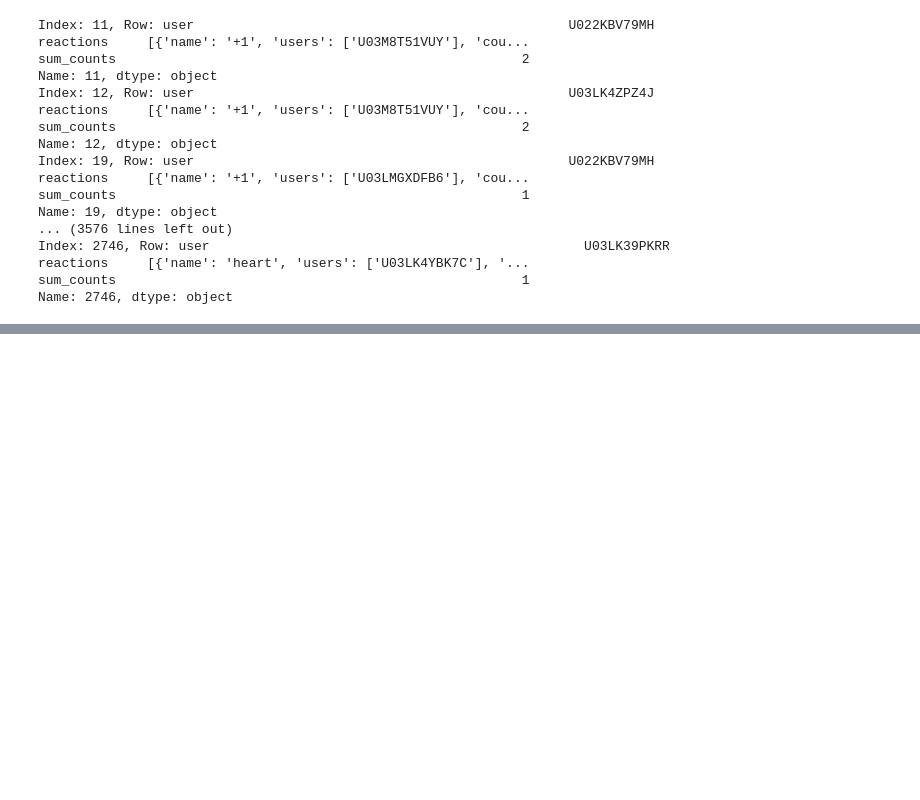
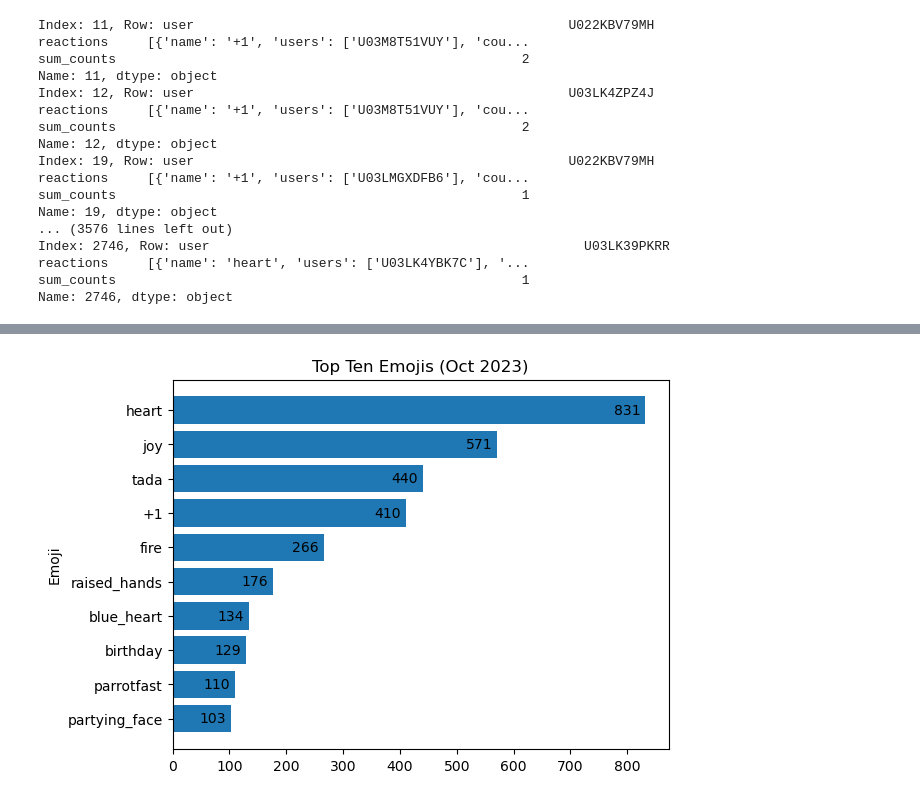
Before and after one commit to bwegr/stat386project, a Jupyter notebook: BlogPosts.ipynb, the cells around one changed output, grey strips where cells are left out. Cells and saved outputs as stored; diff of their text form; code cells hidden in the pictures; blank space fills up the shorter version.

```diff
--- a/BlogPosts.ipynb
+++ b/BlogPosts.ipynb
@@ -429,0 +410,14 @@ Name: 2746, dtype: object
+# %%
+# What are the most popular emojis? (Top Ten Reactions)
+react2c = react2[['name', 'count']].groupby('name').count().reset_index().sort_values(by='count', ascending=False)
+paired = sorted(zip(react2c['count'][0:10], react2c['name'][0:10]))
+count_s, emoji_s = zip(*paired)
+plt.barh(emoji_s, count_s)
+for index, value in enumerate(count_s):
+    plt.text(value-55, index, str(value), va='center')
+#plt.xlabel('Count')
+plt.ylabel('Emoji')
+plt.title('Top Ten Emojis (Oct 2023)')
+plt.show()
+# %% [output]
+[figure, added]
```
Also changed, not shown: parts of 42 cells of this notebook, 9 other files.
